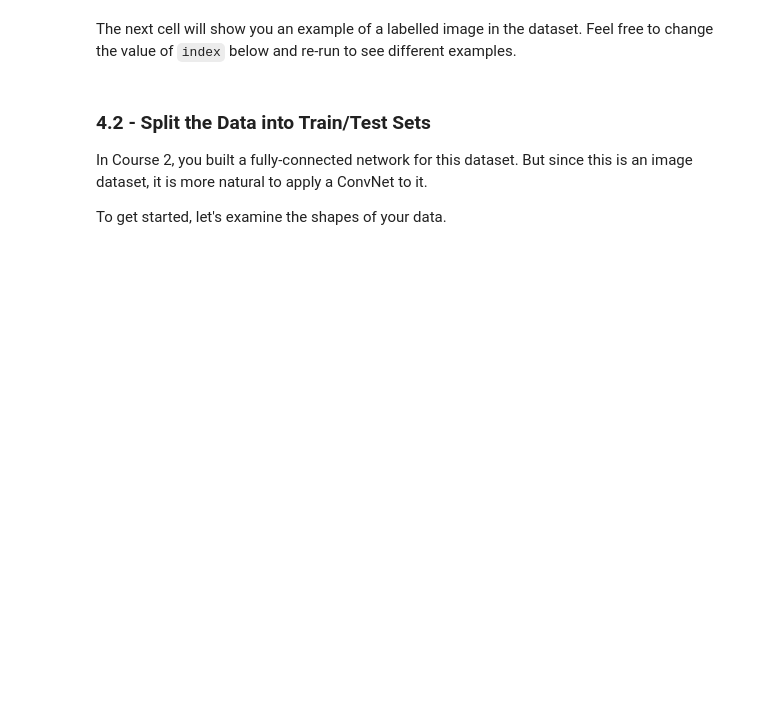
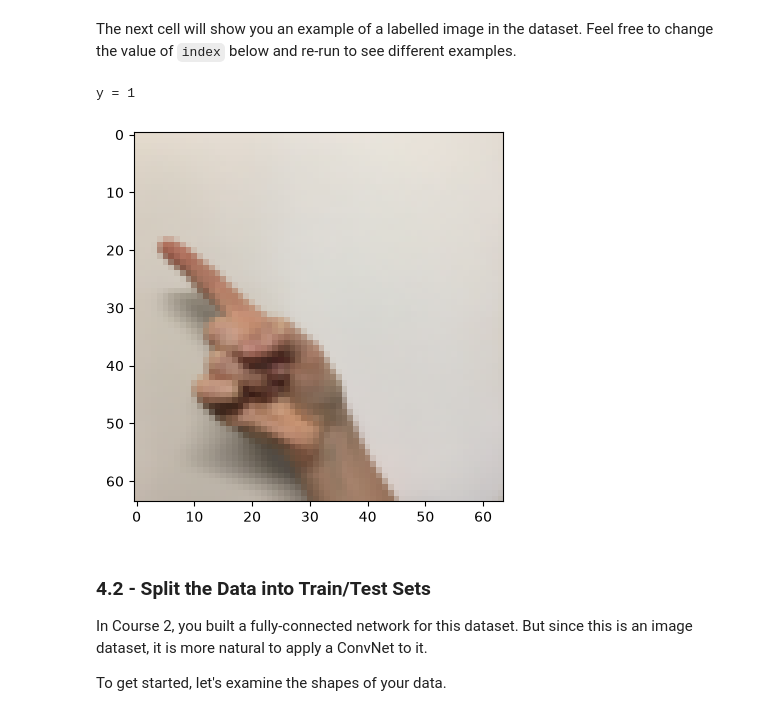
Before and after one commit to theduardomaciel/cc-dl, a Jupyter notebook: tasks/task-12-cnn-application/task12.ipynb, the cells around one changed output. Drawn from its saved outputs; the diff is of its cells as text; code cells hidden in the pictures; blank space fills up the shorter version.

```diff
--- a/tasks/task-12-cnn-application/task12.ipynb
+++ b/tasks/task-12-cnn-application/task12.ipynb
@@ -443,9 +450,12 @@ show_assignment_image('SIGNS.png', width=800)
 The next cell will show you an example of a labelled image in the dataset. Feel free to change the value of `index` below and re-run to see different examples.
 # %%
 # Example of an image from the dataset
-index = 9
+index = 7
 plt.imshow(X_train_orig[index])
 print ("y = " + str(np.squeeze(Y_train_orig[:, index])))
+# %% [output]
+y = 1
+[figure, added]
 # %% [markdown]
 <a name='4-2'></a>
 ### 4.2 - Split the Data into Train/Test Sets
```
Also changed, not shown: parts of 10 cells of this notebook, 2 other files.
